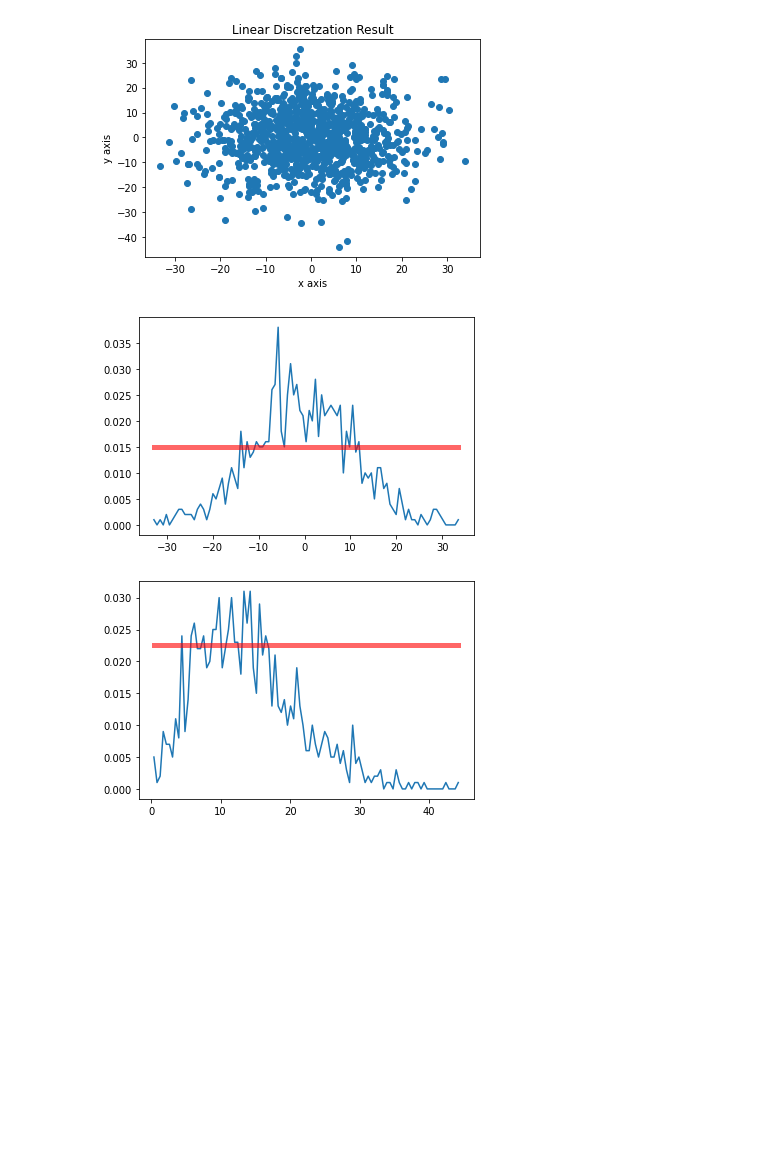
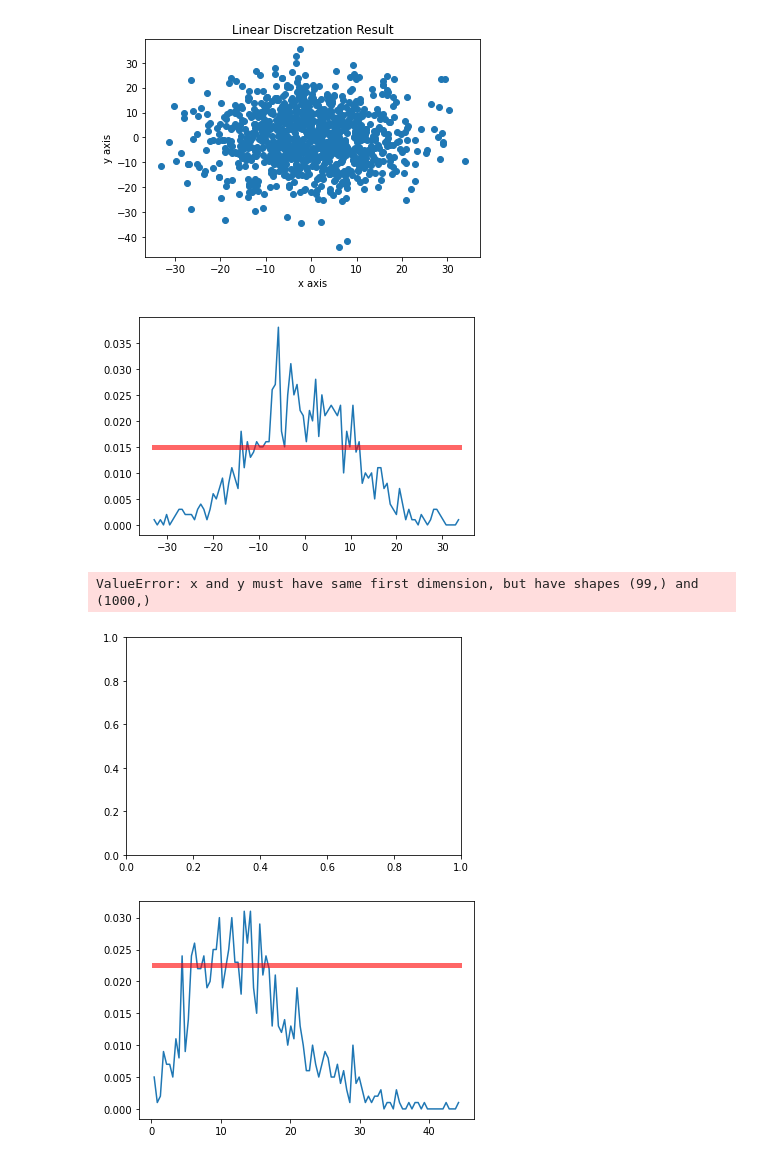
Before and after one commit to ChongHyeonKim/ChongHyeonKim, a Jupyter notebook: Data_Visualization_Homework_1.ipynb, the cells around one changed output. Saved outputs shown, nothing was run; the diff lists cells and outputs as text; code cells hidden in the pictures; blank space fills up the shorter version.

```diff
--- a/Data_Visualization_Homework_1.ipynb
+++ b/Data_Visualization_Homework_1.ipynb
@@ -71,6 +134,6 @@ plt.show()
 # %%
 ### Problem 2. Various Distribution
-x, y = np.load('problem2.npy')
+x, y = np.load('D:\chkim\chkim_personal\python\Data_visualization\homework1\problem2.npy')
 
 ### Plot...
 plt.clf()
@@ -86,28 +149,61 @@ plt.show()
 # %%
 ### Problem 2-A. Find the best distribution and its parameters for x position
 from scipy.stats import uniform as target_stat #Uniform distribution
 #from scipy.stats import norm as target_stat #Gaussian distribution
 #from scipy.stats import poisson as target_stat #Poisson distribution
 #from scipy.stats import lognorm as target_stat #Log-Normal distribution
 #from scipy.stats import gamma as target_stat #Gamma distribution
 #from scipy.stats import expon as target_stat #Exponential distribution
-
 x_edges = np.linspace(min(x), max(x), 100)
 x_bins = (x_edges[1:] + x_edges[:-1])/2
 freq,_ = np.histogram(x, bins=x_edges)
 normalized_freq = freq / np.sum(freq)
+####### BLANK #######
+pdf = target_stat.pdf(x_bins, loc=min(x), scale=max(x)-min(x)) # Example. Remove it!
+#####################
+plt.clf()
+plt.plot(x_bins, normalized_freq)
+plt.plot(x_bins, pdf, 'r-', lw=5, alpha=0.6)
+plt.show()
 
+
+###### My function ################
+from scipy.stats import norm as target_stat #Gaussian distribution
+
+x_edges = np.linspace(min(x), max(x), 100)
+x_bins = (x_edges[1:] + x_edges[:-1])/2
+#freq,_ = np.histogram(x, bins=x_edges)
+#freq = target_stat.norm(0, 1).pdf(x)
+freq = (1 / np.sqrt(2 * np.pi)) * np.exp(- x ** 2 / 2 )
+
+mu = 0.0
+sigma = 1.0
+#freq = (1 / np.sqrt(2 * np.pi * sigma**2)) * np.exp(-(x-mu)**2 / (2 * sigma**2))
+normalized_freq = freq / np.sum(freq)
 
 ####### BLANK #######
 pdf = target_stat.pdf(x_bins, loc=min(x), scale=max(x)-min(x)) # Example. Remove it!
 #####################
 
 plt.clf()
 plt.plot(x_bins, normalized_freq)
+#plt.plot(x_bins, freq)
 plt.plot(x_bins, pdf, 'r-', lw=5, alpha=0.6)
 plt.show()
+
+"""
+mu = 0.0
+sigma = 1.0
+
+y = (1 / np.sqrt(2 * np.pi * sigma**2)) * np.exp(-(x-mu)**2 / (2 * sigma**2))
+#y_cum = 0.5 * (1 + erf((x - mu)/(np.sqrt(2 * sigma**2))))
+
+"""
+####### End of My function ##############
 # %% [output]
 [figure]
+ValueError: x and y must have same first dimension, but have shapes (99,) and (1000,)
+[figure, added]
 # %%
 ### Problem 2-B. Find the best distribution and its parameters
 # for the longest distance of every 10 consecutive samples
```
Also changed, not shown: parts of 3 cells of this notebook.
